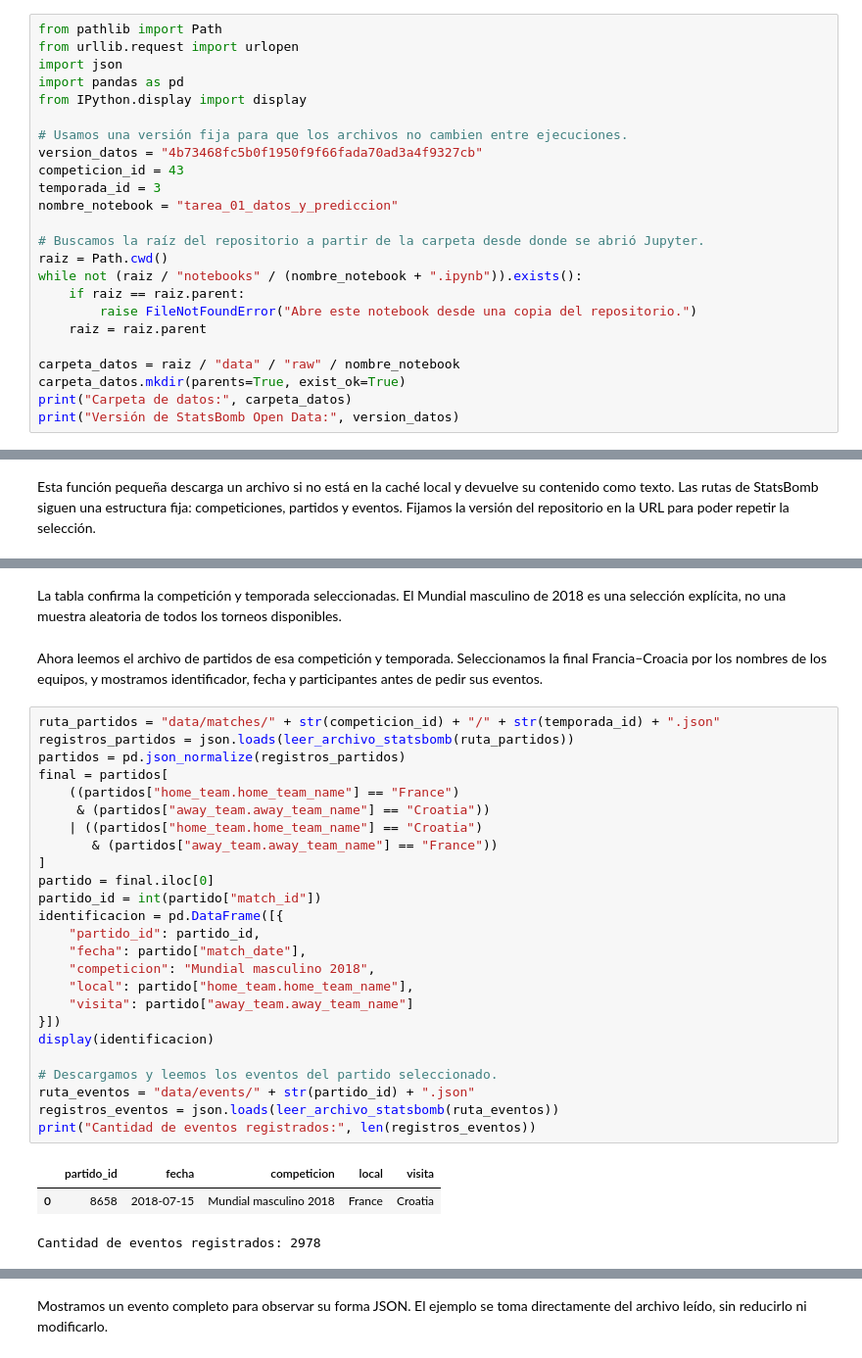
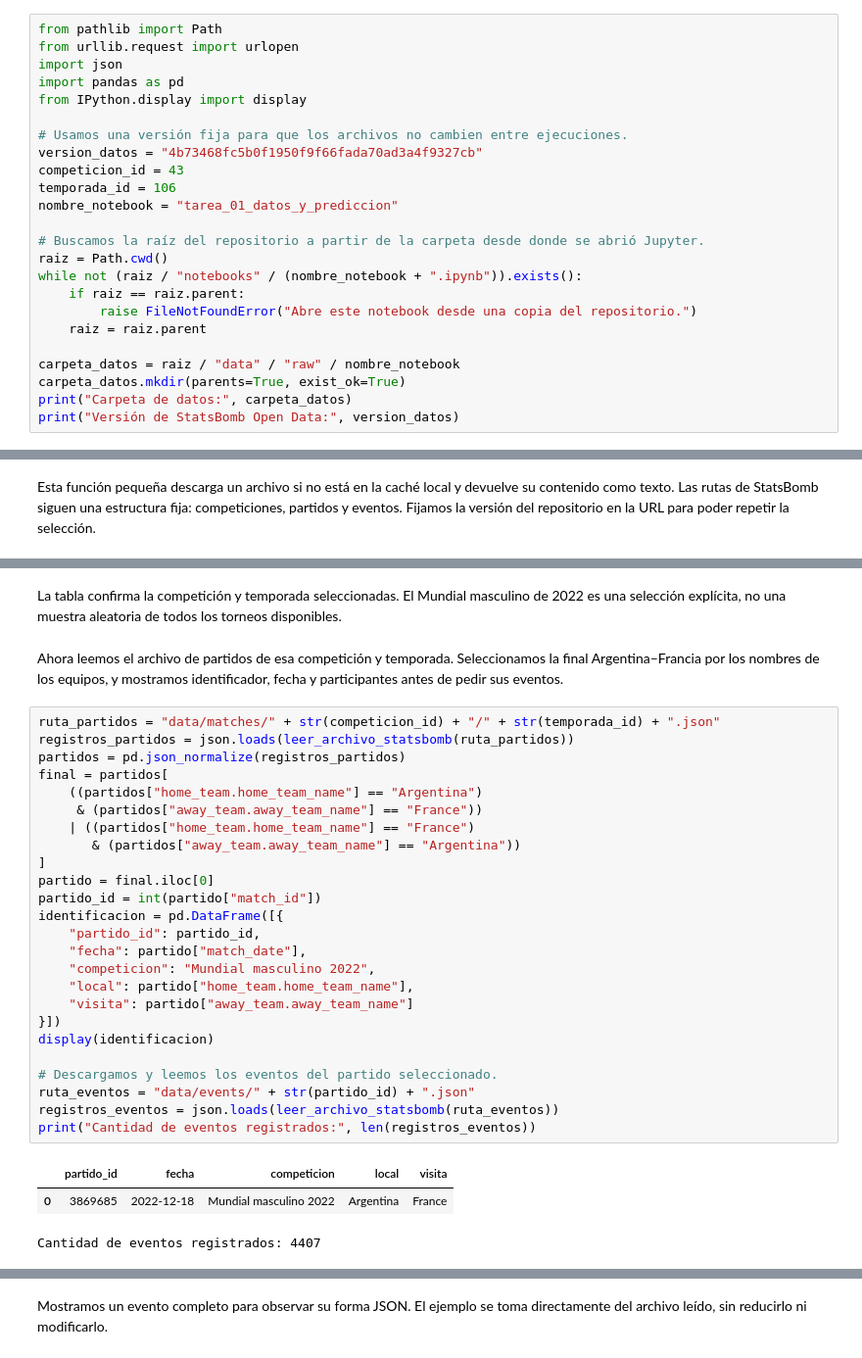
Before and after one commit to Luchosqi/IngDatos-PrediccionRemates, a Jupyter notebook: notebooks/tarea_01_datos_y_prediccion.ipynb, the cells around one changed output, grey strips where cells are left out. Shown at 98% size. Drawn from its saved outputs; the diff is of its cells as text.

Commit message:
Corrige selección a final del Mundial 2022

```diff
--- a/notebooks/tarea_01_datos_y_prediccion.ipynb
+++ b/notebooks/tarea_01_datos_y_prediccion.ipynb
@@ -32,7 +32,7 @@ from IPython.display import display
 # Usamos una versión fija para que los archivos no cambien entre ejecuciones.
 version_datos = "4b73468fc5b0f1950f9f66fada70ad3a4f9327cb"
 competicion_id = 43
-temporada_id = 3
+temporada_id = 106
 nombre_notebook = "tarea_01_datos_y_prediccion"
 
 # Buscamos la raíz del repositorio a partir de la carpeta desde donde se abrió Jupyter.
@@ -80,34 +80,34 @@ display(seleccion_competicion[["competition_name", "season_name", "competition_i
 # %% [markdown]
-La tabla confirma la competición y temporada seleccionadas. El Mundial masculino de 2018 es una selección explícita, no una muestra aleatoria de todos los torneos disponibles.
+La tabla confirma la competición y temporada seleccionadas. El Mundial masculino de 2022 es una selección explícita, no una muestra aleatoria de todos los torneos disponibles.
 # %% [markdown]
-Ahora leemos el archivo de partidos de esa competición y temporada. Seleccionamos la final Francia–Croacia por los nombres de los equipos, y mostramos identificador, fecha y participantes antes de pedir sus eventos.
+Ahora leemos el archivo de partidos de esa competición y temporada. Seleccionamos la final Argentina–Francia por los nombres de los equipos, y mostramos identificador, fecha y participantes antes de pedir sus eventos.
 # %%
 ruta_partidos = "data/matches/" + str(competicion_id) + "/" + str(temporada_id) + ".json"
 registros_partidos = json.loads(leer_archivo_statsbomb(ruta_partidos))
 partidos = pd.json_normalize(registros_partidos)
 final = partidos[
-    ((partidos["home_team.home_team_name"] == "France")
-     & (partidos["away_team.away_team_name"] == "Croatia"))
-    | ((partidos["home_team.home_team_name"] == "Croatia")
-       & (partidos["away_team.away_team_name"] == "France"))
+    ((partidos["home_team.home_team_name"] == "Argentina")
+     & (partidos["away_team.away_team_name"] == "France"))
+    | ((partidos["home_team.home_team_name"] == "France")
+       & (partidos["away_team.away_team_name"] == "Argentina"))
 ]
 partido = final.iloc[0]
 partido_id = int(partido["match_id"])
 identificacion = pd.DataFrame([{
     "partido_id": partido_id,
     "fecha": partido["match_date"],
-    "competicion": "Mundial masculino 2018",
+    "competicion": "Mundial masculino 2022",
     "local": partido["home_team.home_team_name"],
     "visita": partido["away_team.away_team_name"]
 }])
 display(identificacion)
 
 # Descargamos y leemos los eventos del partido seleccionado.
 ruta_eventos = "data/events/" + str(partido_id) + ".json"
 registros_eventos = json.loads(leer_archivo_statsbomb(ruta_eventos))
 print("Cantidad de eventos registrados:", len(registros_eventos))
 # %% [output]
 |  | partido_id | fecha | competicion | local | visita |
-| 0 | 8658 | 2018-07-15 | Mundial masculino 2018 | France | Croatia |
+| 0 | 3869685 | 2022-12-18 | Mundial masculino 2022 | Argentina | France |
-Cantidad de eventos registrados: 2978
+Cantidad de eventos registrados: 4407
 # %% [markdown]
```
Also changed, not shown: parts of 15 cells of this notebook.
